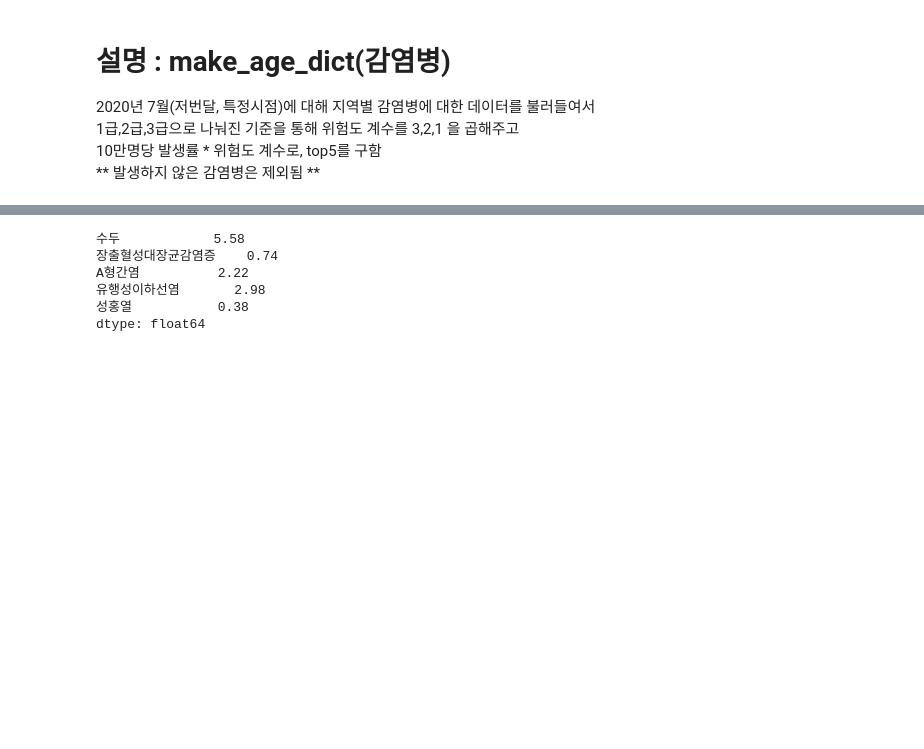
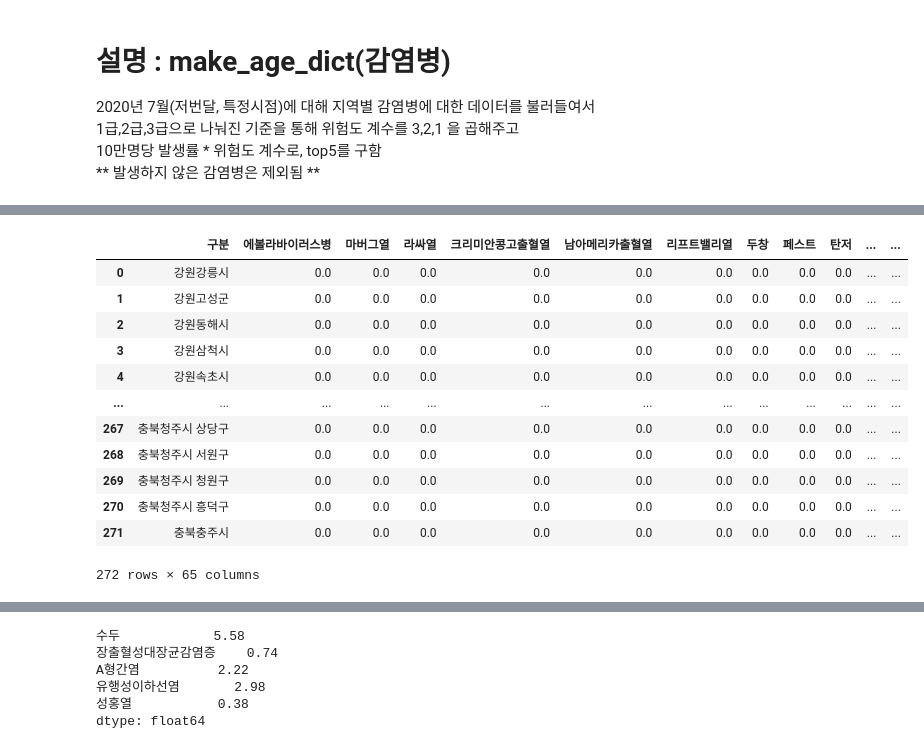
Before and after one commit to hamakim94/big, a Jupyter notebook: 개인화_fin.ipynb, the cells around one changed output, grey strips where cells are left out. Drawn from its saved outputs; the diff is of its cells as text; code cells hidden in the pictures; blank space fills up the shorter version.

```diff
--- a/개인화_fin.ipynb
+++ b/개인화_fin.ipynb
@@ -118,0 +214,30 @@ make_age_dict('A형간염')
+# %%
+data2 = pd.read_csv('region_mean.csv')
+data2_mean = data2.groupby(['구분'],as_index=False).mean()
+data2_mean = data2_mean[['구분','에볼라바이러스병', '마버그열', '라싸열', '크리미안콩고출혈열',
+       '남아메리카출혈열', '리프트밸리열', '두창', '페스트', '탄저', '보툴리눔독소증', '야토병', '신종감염병증후군',
+       '중증급성호흡기증후군(SARS)', '중동호흡기증후군(MERS)', '동물인플루엔자 인체감염증', '신종인플루엔자',
+       '디프테리아', '수두', '홍역', '콜레라', '장티푸스', '파라티푸스', '세균성이질', '장출혈성대장균감염증',
+       'A형간염', '백일해', '유행성이하선염', '풍진(2018년이전)', '풍진(선천성)', '풍진(후천성)', '폴리오',
+       '수막구균 감염증', 'b형헤모필루스인플루엔자', '폐렴구균 감염증', '한센병', '성홍열',
+       '반코마이신내성황색포도알균(VRSA) 감염증', '카바페넴내성장내세균속균종(CRE) 감염증', 'E형간염', '파상풍',
+       'B형간염', '일본뇌염', 'C형간염', '말라리아', '레지오넬라증', '비브리오패혈증', '발진티푸스', '발진열',
+       '쯔쯔가무시증', '렙토스피라증', '브루셀라증', '공수병', '신증후군출혈열',
+       '크로이츠펠트-야콥병(CJD) 및 변종크로이츠펠트-야콥병(vCJD)', '황열', '뎅기열', '큐열', '웨스트나일열',
+       '라임병', '진드기매개뇌염', '유비저', '치쿤구니야열', '중증열성혈소판감소증후군(SFTS)', '지카바이러스감염증']]
+# %%
+data2_mean
+# %% [output]
+|  | 구분 | 에볼라바이러스병 | 마버그열 | 라싸열 | 크리미안콩고출혈열 | 남아메리카출혈열 | 리프트밸리열 | 두창 | 페스트 | 탄저 | ... | ... |
+| 0 | 강원강릉시 | 0.0 | 0.0 | 0.0 | 0.0 | 0.0 | 0.0 | 0.0 | 0.0 | 0.0 | ... | ... |
+| 1 | 강원고성군 | 0.0 | 0.0 | 0.0 | 0.0 | 0.0 | 0.0 | 0.0 | 0.0 | 0.0 | ... | ... |
+| 2 | 강원동해시 | 0.0 | 0.0 | 0.0 | 0.0 | 0.0 | 0.0 | 0.0 | 0.0 | 0.0 | ... | ... |
+| 3 | 강원삼척시 | 0.0 | 0.0 | 0.0 | 0.0 | 0.0 | 0.0 | 0.0 | 0.0 | 0.0 | ... | ... |
+| 4 | 강원속초시 | 0.0 | 0.0 | 0.0 | 0.0 | 0.0 | 0.0 | 0.0 | 0.0 | 0.0 | ... | ... |
+| ... | ... | ... | ... | ... | ... | ... | ... | ... | ... | ... | ... | ... |
+| 267 | 충북청주시 상당구 | 0.0 | 0.0 | 0.0 | 0.0 | 0.0 | 0.0 | 0.0 | 0.0 | 0.0 | ... | ... |
+| 268 | 충북청주시 서원구 | 0.0 | 0.0 | 0.0 | 0.0 | 0.0 | 0.0 | 0.0 | 0.0 | 0.0 | ... | ... |
+| 269 | 충북청주시 청원구 | 0.0 | 0.0 | 0.0 | 0.0 | 0.0 | 0.0 | 0.0 | 0.0 | 0.0 | ... | ... |
+| 270 | 충북청주시 흥덕구 | 0.0 | 0.0 | 0.0 | 0.0 | 0.0 | 0.0 | 0.0 | 0.0 | 0.0 | ... | ... |
+| 271 | 충북충주시 | 0.0 | 0.0 | 0.0 | 0.0 | 0.0 | 0.0 | 0.0 | 0.0 | 0.0 | ... | ... |
+272 rows × 65 columns
```
Also changed, not shown: parts of 40 cells of this notebook, 16 other files.
